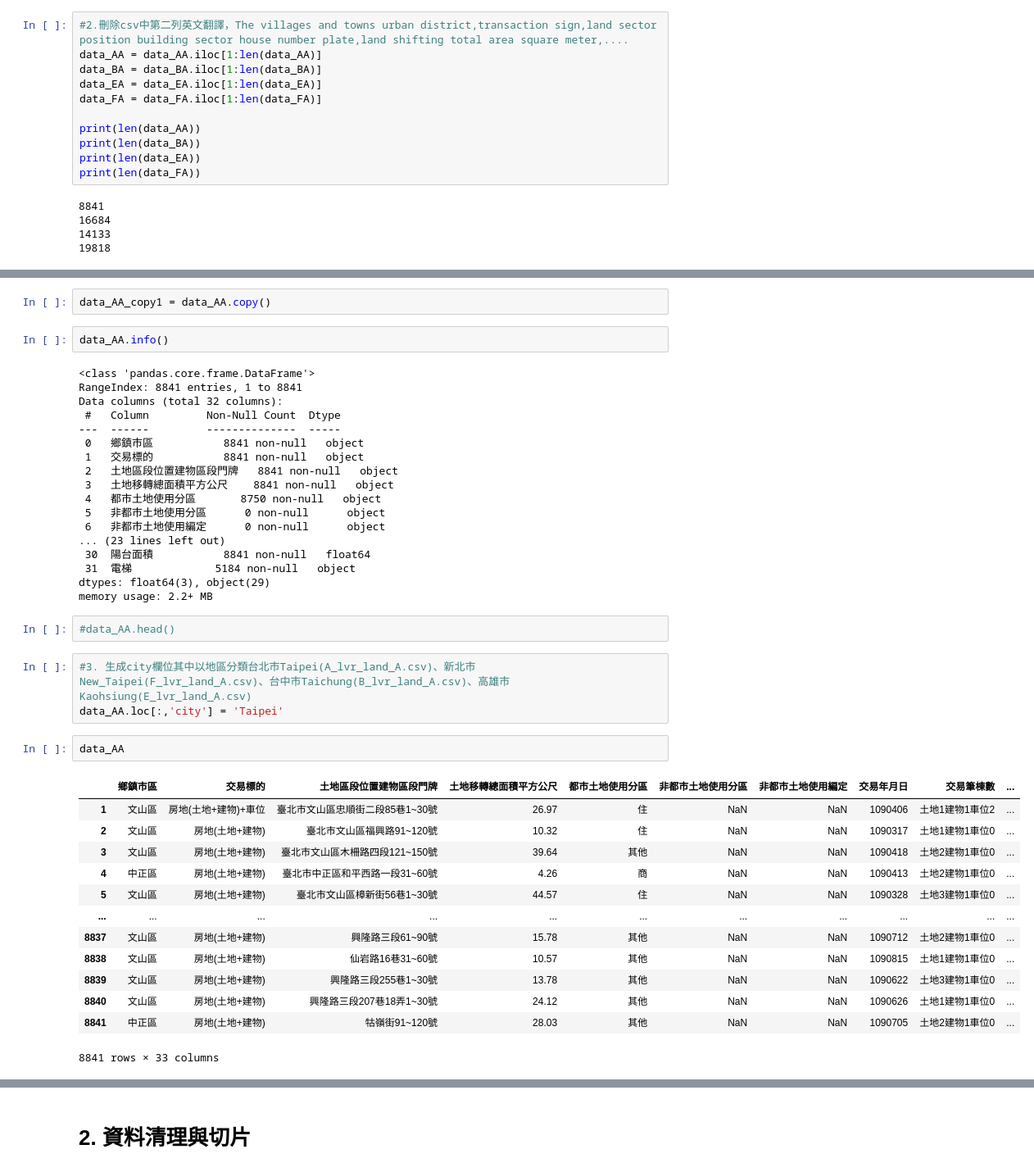
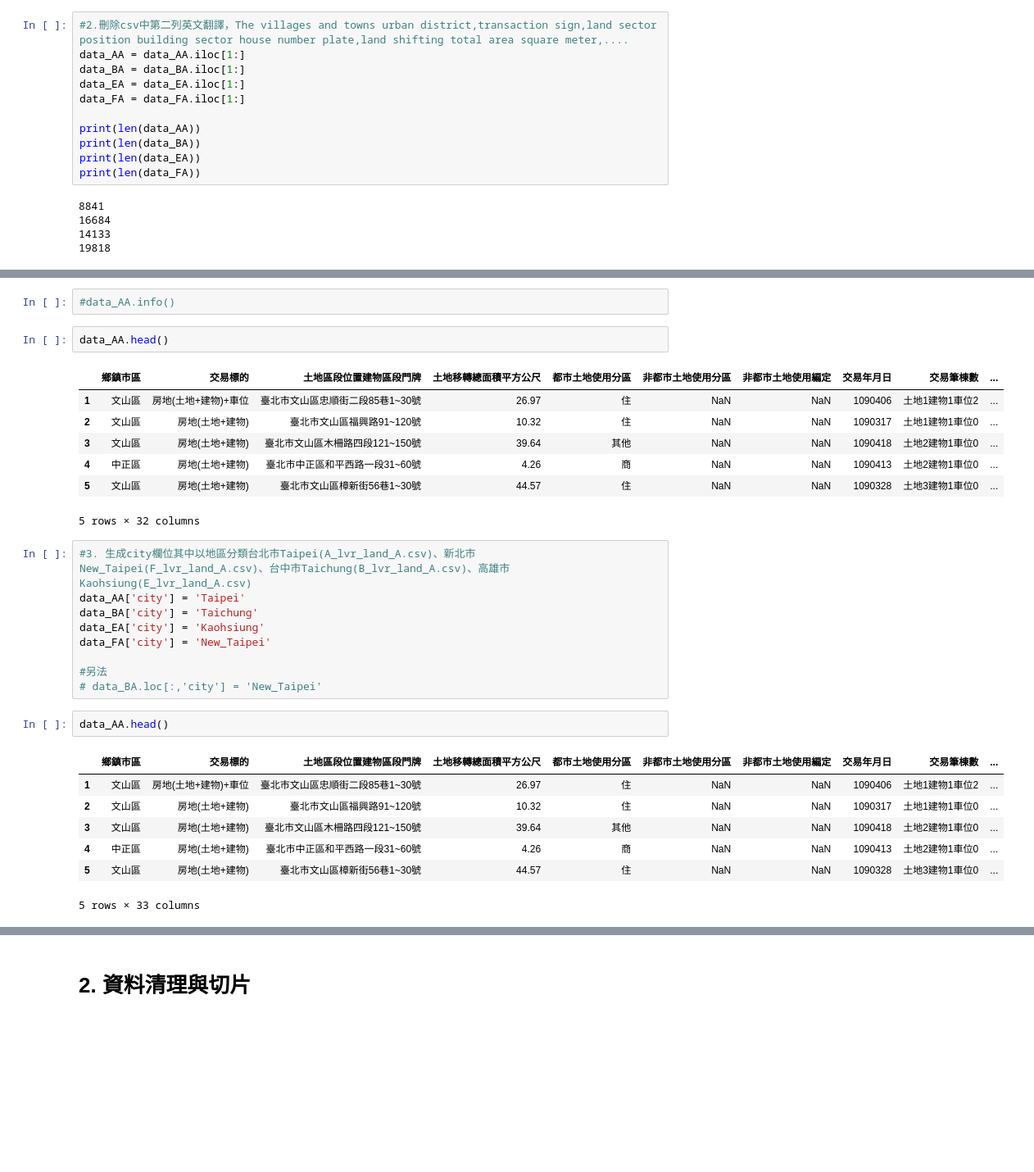
Before and after one commit to Steph958/Data-Analysis-in-60-Days, a Jupyter notebook: homework/期末專題實作(二)/不動產分析_習題.ipynb, the cells around one changed output, grey strips where cells are left out. Shown at 82% size. Drawn from its saved outputs; the diff is of its cells as text; blank space fills up the shorter version.

```diff
--- a/homework/期末專題實作(二)/不動產分析_習題.ipynb
+++ b/homework/期末專題實作(二)/不動產分析_習題.ipynb
@@ -37,10 +37,10 @@ print(len(data_FA))
 19819
 # %%
 #2.刪除csv中第二列英文翻譯，The villages and towns urban district,transaction sign,land sector position building sector house number plate,land shifting total area square meter,....
-data_AA = data_AA.iloc[1:len(data_AA)]
-data_BA = data_BA.iloc[1:len(data_BA)]
-data_EA = data_EA.iloc[1:len(data_EA)]
-data_FA = data_FA.iloc[1:len(data_FA)]
+data_AA = data_AA.iloc[1:]
+data_BA = data_BA.iloc[1:]
+data_EA = data_EA.iloc[1:]
+data_FA = data_FA.iloc[1:]
 
 print(len(data_AA))
 print(len(data_BA))
@@ -58,43 +56,31 @@ print(len(data_FA))
-# %%
-data_AA_copy1 = data_AA.copy()
+# %%
+#data_AA.info()
 # %%
-data_AA.info()
+data_AA.head()
 # %% [output]
+|  | 鄉鎮市區 | 交易標的 | 土地區段位置建物區段門牌 | 土地移轉總面積平方公尺 | 都市土地使用分區 | 非都市土地使用分區 | 非都市土地使用編定 | 交易年月日 | 交易筆棟數 | ... |
+| 1 | 文山區 | 房地(土地+建物)+車位 | 臺北市文山區忠順街二段85巷1~30號 | 26.97 | 住 | NaN | NaN | 1090406 | 土地1建物1車位2 | ... |
+| 2 | 文山區 | 房地(土地+建物) | 臺北市文山區福興路91~120號 | 10.32 | 住 | NaN | NaN | 1090317 | 土地1建物1車位0 | ... |
+| 3 | 文山區 | 房地(土地+建物) | 臺北市文山區木柵路四段121~150號 | 39.64 | 其他 | NaN | NaN | 1090418 | 土地2建物1車位0 | ... |
+| 4 | 中正區 | 房地(土地+建物) | 臺北市中正區和平西路一段31~60號 | 4.26 | 商 | NaN | NaN | 1090413 | 土地2建物1車位0 | ... |
+| 5 | 文山區 | 房地(土地+建物) | 臺北市文山區樟新街56巷1~30號 | 44.57 | 住 | NaN | NaN | 1090328 | 土地3建物1車位0 | ... |
-<class 'pandas.core.frame.DataFrame'>
-RangeIndex: 8841 entries, 1 to 8841
-Data columns (total 32 columns):
- #   Column         Non-Null Count  Dtype
----  ------         --------------  -----
- 0   鄉鎮市區           8841 non-null   object
- 1   交易標的           8841 non-null   object
- 2   土地區段位置建物區段門牌   8841 non-null   object
- 3   土地移轉總面積平方公尺    8841 non-null   object
- 4   都市土地使用分區       8750 non-null   object
- 5   非都市土地使用分區      0 non-null      object
- 6   非都市土地使用編定      0 non-null      object
-... (23 lines left out)
- 30  陽台面積           8841 non-null   float64
- 31  電梯             5184 non-null   object
-dtypes: float64(3), object(29)
-memory usage: 2.2+ MB
+5 rows × 32 columns
-# %%
-#data_AA.head()
 # %%
 #3. 生成city欄位其中以地區分類台北市Taipei(A_lvr_land_A.csv)、新北市New_Taipei(F_lvr_land_A.csv)、台中市Taichung(B_lvr_land_A.csv)、高雄市Kaohsiung(E_lvr_land_A.csv)
-data_AA.loc[:,'city'] = 'Taipei'
+data_AA['city'] = 'Taipei'
+data_BA['city'] = 'Taichung'
+data_EA['city'] = 'Kaohsiung'
+data_FA['city'] = 'New_Taipei'
+
+#另法
+# data_BA.loc[:,'city'] = 'New_Taipei'
 # %%
-data_AA
+data_AA.head()
 # %% [output]
 |  | 鄉鎮市區 | 交易標的 | 土地區段位置建物區段門牌 | 土地移轉總面積平方公尺 | 都市土地使用分區 | 非都市土地使用分區 | 非都市土地使用編定 | 交易年月日 | 交易筆棟數 | ... |
 | 1 | 文山區 | 房地(土地+建物)+車位 | 臺北市文山區忠順街二段85巷1~30號 | 26.97 | 住 | NaN | NaN | 1090406 | 土地1建物1車位2 | ... |
 | 2 | 文山區 | 房地(土地+建物) | 臺北市文山區福興路91~120號 | 10.32 | 住 | NaN | NaN | 1090317 | 土地1建物1車位0 | ... |
 | 3 | 文山區 | 房地(土地+建物) | 臺北市文山區木柵路四段121~150號 | 39.64 | 其他 | NaN | NaN | 1090418 | 土地2建物1車位0 | ... |
 | 4 | 中正區 | 房地(土地+建物) | 臺北市中正區和平西路一段31~60號 | 4.26 | 商 | NaN | NaN | 1090413 | 土地2建物1車位0 | ... |
 | 5 | 文山區 | 房地(土地+建物) | 臺北市文山區樟新街56巷1~30號 | 44.57 | 住 | NaN | NaN | 1090328 | 土地3建物1車位0 | ... |
-| ... | ... | ... | ... | ... | ... | ... | ... | ... | ... | ... |
-| 8837 | 文山區 | 房地(土地+建物) | 興隆路三段61~90號 | 15.78 | 其他 | NaN | NaN | 1090712 | 土地2建物1車位0 | ... |
-| 8838 | 文山區 | 房地(土地+建物) | 仙岩路16巷31~60號 | 10.57 | 其他 | NaN | NaN | 1090815 | 土地1建物1車位0 | ... |
-| 8839 | 文山區 | 房地(土地+建物) | 興隆路三段255巷1~30號 | 13.78 | 其他 | NaN | NaN | 1090622 | 土地3建物1車位0 | ... |
-| 8840 | 文山區 | 房地(土地+建物) | 興隆路三段207巷18弄1~30號 | 24.12 | 其他 | NaN | NaN | 1090626 | 土地1建物1車位0 | ... |
-| 8841 | 中正區 | 房地(土地+建物) | 牯嶺街91~120號 | 28.03 | 其他 | NaN | NaN | 1090705 | 土地2建物1車位0 | ... |
-8841 rows × 33 columns
+5 rows × 33 columns
```
Also changed, not shown: parts of 53 cells of this notebook, 1 other file.
